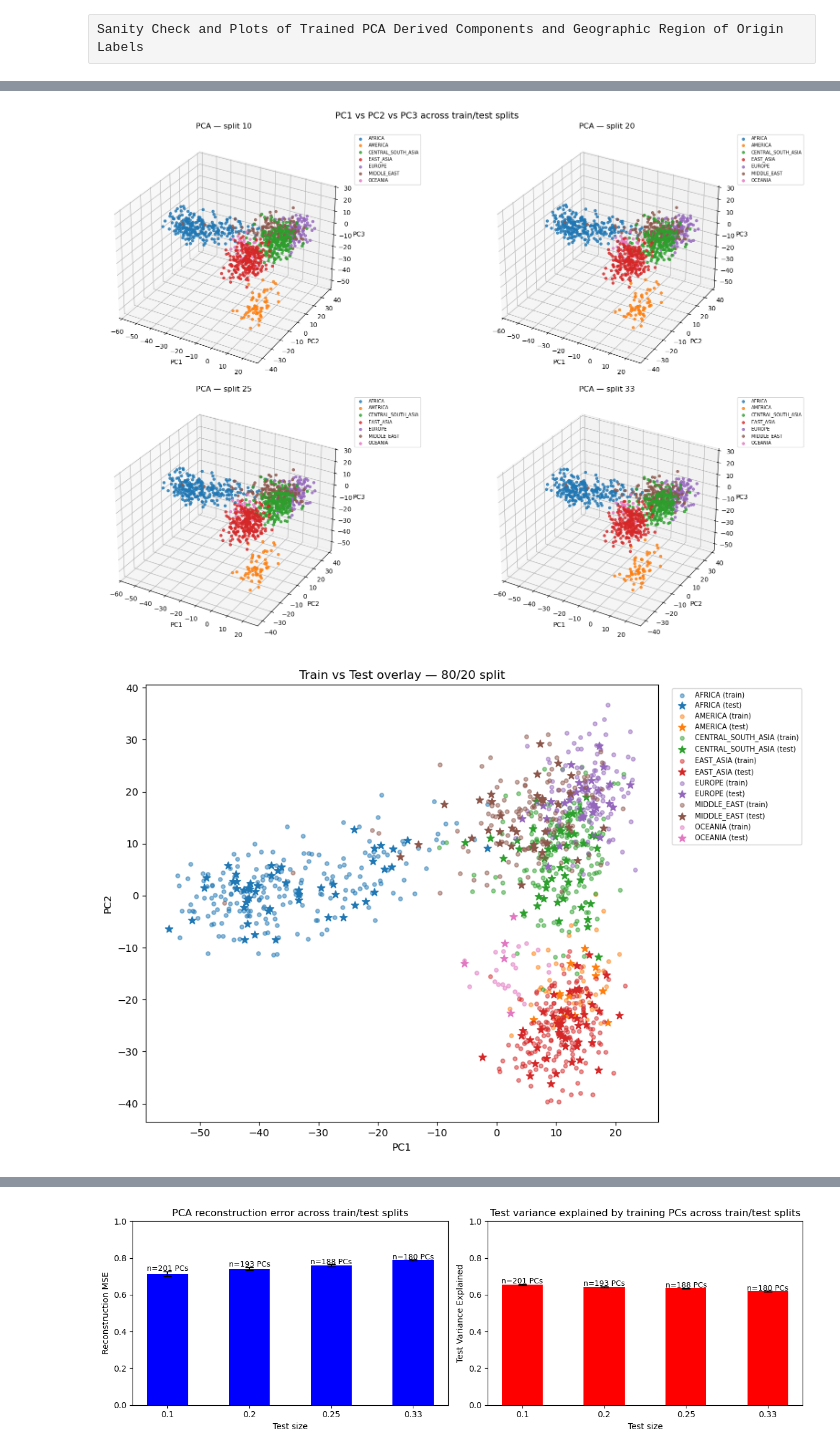
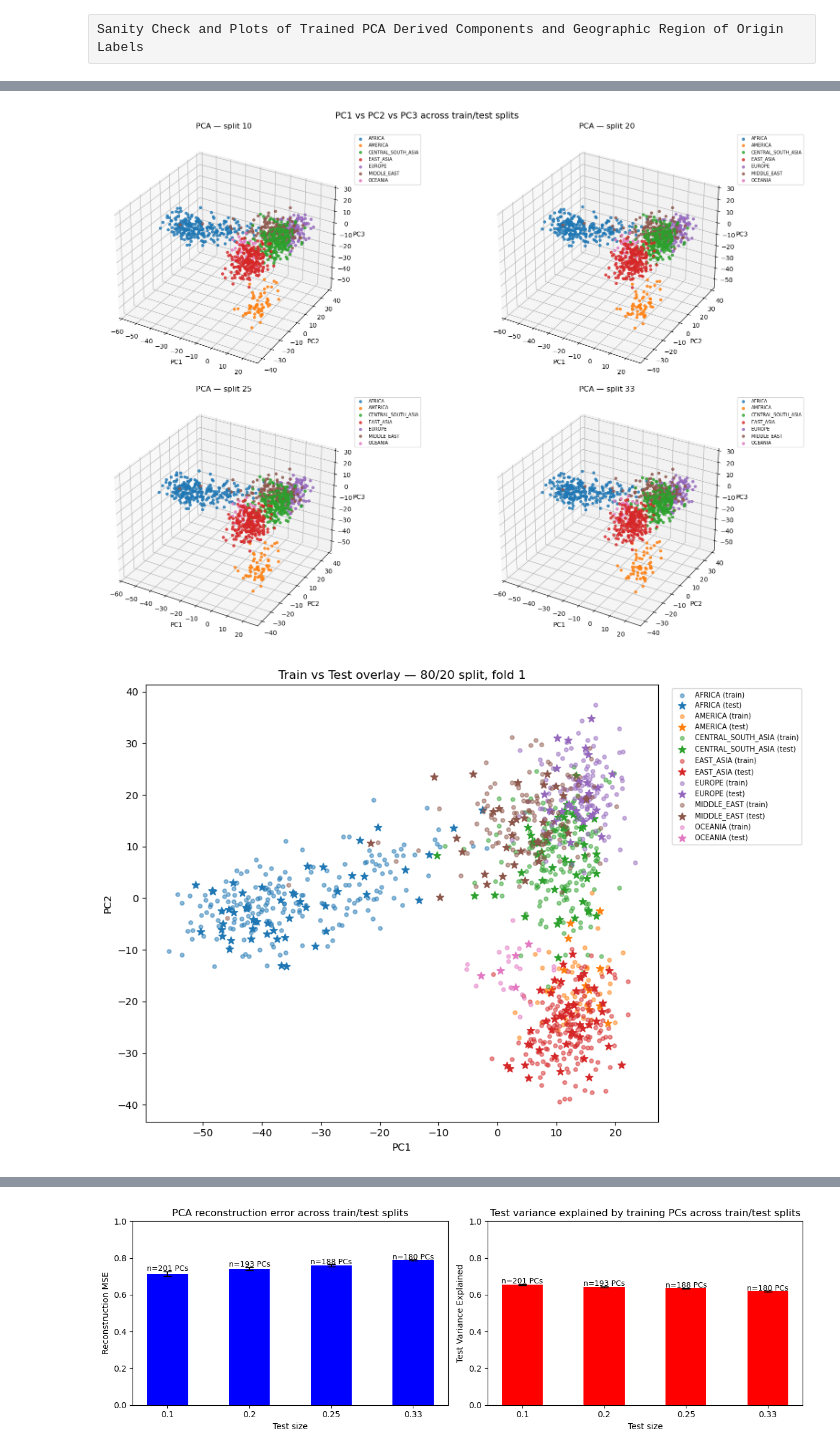
Before and after one commit to winch-jm/snp-pop-classification, a Jupyter notebook: notebooks/PCA_plots.ipynb, the cells around one changed output, grey strips where cells are left out. Saved outputs shown, nothing was run; the diff lists cells and outputs as text; code cells hidden in the pictures.

```diff
--- a/notebooks/PCA_plots.ipynb
+++ b/notebooks/PCA_plots.ipynb
@@ -77,48 +106,53 @@ plt.show()
 # %%
-# 3D PCA — 2x2 subplots, one per split
+# 3D PCA — 2x2 subplots, one per split, using fold 1 PC scores
 
 fig = plt.figure(figsize=(18, 12))
 
-for i, split in enumerate(splits):
-    df = dfs[split]
+for i, (adata, split) in enumerate(zip(adatas, splits)):
+    pc_scores = adata.obsm['X_pca_fold_1'][:, :-1]
+    labels = adata.obs['geo_region_of_origin'].values
     ax3d = fig.add_subplot(2, 2, i + 1, projection="3d")
-    for region in sorted(df["label"].unique()):
-        mask = df["label"] == region
-        ax3d.scatter(df.loc[mask, "PC1"], df.loc[mask, "PC2"], df.loc[mask, "PC3"],label=region, s=15, alpha=0.8)
+    for region in sorted(np.unique(labels)):
+        mask = labels == region
+        ax3d.scatter(pc_scores[mask, 0], pc_scores[mask, 1], pc_scores[mask, 2], label=region, s=15, alpha=0.8)
     ax3d.set_xlabel("PC1")
     ax3d.set_ylabel("PC2")
     ax3d.set_zlabel("PC3")
     ax3d.set_title(f"PCA — {split.replace('_', ' ')}")
-    ax3d.legend(fontsize=7, bbox_to_anchor=(1.02, 1), loc="upper left")
+    ax3d.legend(fontsize = 7, bbox_to_anchor = (1.02, 1), loc = "upper left")
 
-plt.suptitle("PC1 vs PC2 vs PC3 across train/test splits", fontsize=14)
+plt.suptitle("PC1 vs PC2 vs PC3 across train/test splits", fontsize = 14)
 plt.tight_layout()
 plt.show()
 # %% [output]
-[figure, old version]
+[figure, new version]
 # %%
-# train vs test data overlay for 80/20 split
+# train vs test overlay for 80/20 split, fold 1 (first 2 PCs)
 # test points as stars on top of train points
 # checks test samples fall within training clusters
 
-split = "split_20"
-df = dfs[split]
-regions = sorted(df["label"].unique())
-colors = plt.cm.tab10.colors
+adata     = adatas[1]   # split_20
+pc_scores = adata.obsm['X_pca_fold_1'][:, :-1]
+split_col = adata.obsm['X_pca_fold_1'][:, -1]   # 0 = train, 1 = test
+labels    = adata.obs['geo_region_of_origin'].values
+regions   = sorted(np.unique(labels))
+colors    = plt.cm.tab10.colors
 
 fig, ax = plt.subplots(figsize=(10, 7))
 
 for i, region in enumerate(regions):
-    mask_train = (df["label"] == region) & (df[split] == 1)
-    mask_test  = (df["label"] == region) & (df[split] == 0)
-    ax.scatter(df.loc[mask_train, "PC1"], df.loc[mask_train, "PC2"], color=colors[i], s=15, alpha=0.5, label=f"{region} (train)")
-    ax.scatter(df.loc[mask_test,  "PC1"], df.loc[mask_test,  "PC2"], color=colors[i], s=60, alpha=1.0, marker="*", label=f"{region} (test)")
+    mask_train = (labels == region) & (split_col == 0)
+    mask_test  = (labels == region) & (split_col == 1)
+    ax.scatter(pc_scores[mask_train, 0], pc_scores[mask_train, 1],
+               color=colors[i], s=15, alpha=0.5, label=f"{region} (train)")
+    ax.scatter(pc_scores[mask_test,  0], pc_scores[mask_test,  1],
+               color=colors[i], s=60, alpha=1.0, marker="*", label=f"{region} (test)")
 
 ax.set_xlabel("PC1")
 ax.set_ylabel("PC2")
-ax.set_title("Train vs Test overlay — 80/20 split")
+ax.set_title("Train vs Test overlay — 80/20 split, First 2 PC's of fold 1")
 ax.legend(fontsize=7, bbox_to_anchor=(1.02, 1), loc="upper left")
 plt.tight_layout()
 plt.show()
 # %% [output]
-[figure, old version]
+[figure, new version]
```
Also changed, not shown: parts of 6 cells of this notebook.
